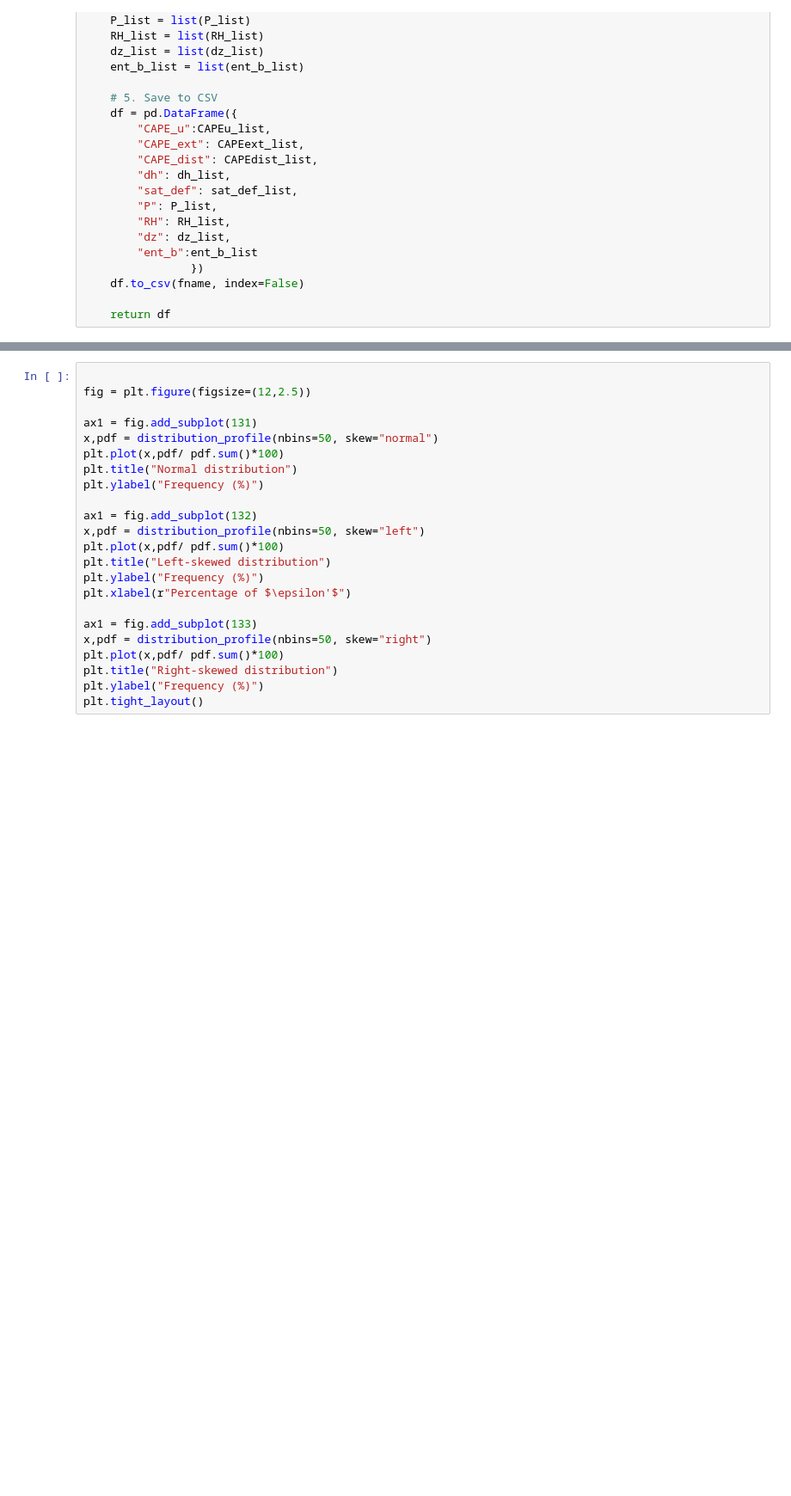
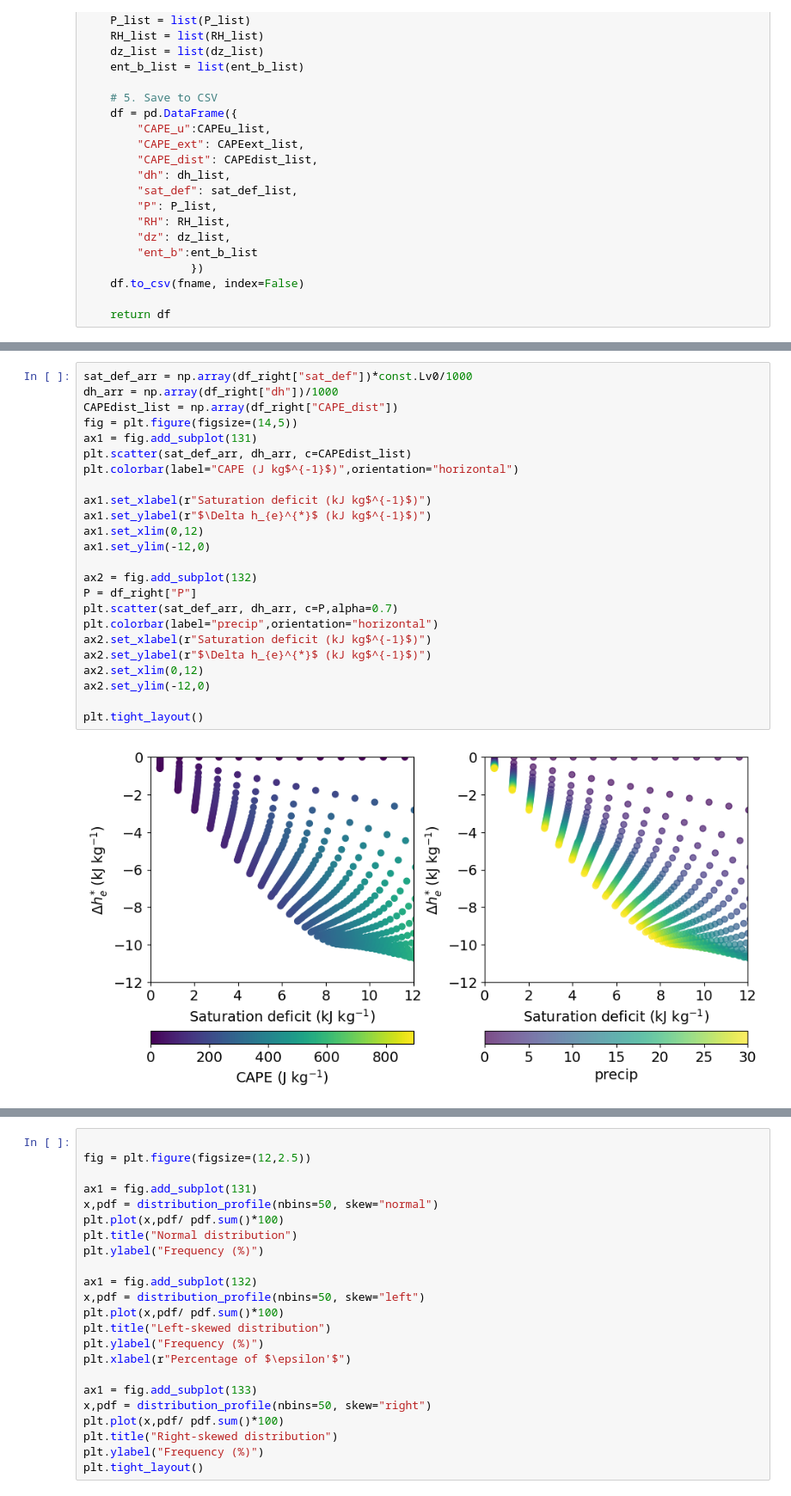
Before and after one commit to dongqi-DQ/plume_models, a Jupyter notebook: distribution_plotting.ipynb, the cells around one changed output, grey strips where cells are left out. Shown at 86% size. Drawn from its saved outputs; the diff is of its cells as text; blank space fills up the shorter version.

```diff
--- a/distribution_plotting.ipynb
+++ b/distribution_plotting.ipynb
@@ -270,0 +274,26 @@ plt.tight_layout()
+# %%
+sat_def_arr = np.array(df_right["sat_def"])*const.Lv0/1000
+dh_arr = np.array(df_right["dh"])/1000
+CAPEdist_list = np.array(df_right["CAPE_dist"])
+fig = plt.figure(figsize=(14,5))
+ax1 = fig.add_subplot(131)
+plt.scatter(sat_def_arr, dh_arr, c=CAPEdist_list)
+plt.colorbar(label="CAPE (J kg$^{-1}$)",orientation="horizontal")
+
+ax1.set_xlabel(r"Saturation deficit (kJ kg$^{-1}$)")
+ax1.set_ylabel(r"$\Delta h_{e}^{*}$ (kJ kg$^{-1}$)")
+ax1.set_xlim(0,12)
+ax1.set_ylim(-12,0)
+
+ax2 = fig.add_subplot(132)
+P = df_right["P"]
+plt.scatter(sat_def_arr, dh_arr, c=P,alpha=0.7)
+plt.colorbar(label="precip",orientation="horizontal")
+ax2.set_xlabel(r"Saturation deficit (kJ kg$^{-1}$)")
+ax2.set_ylabel(r"$\Delta h_{e}^{*}$ (kJ kg$^{-1}$)")
+ax2.set_xlim(0,12)
+ax2.set_ylim(-12,0)
+
+plt.tight_layout()
+# %% [output]
+[figure, added]
```
Also changed, not shown: parts of 8 cells of this notebook, 14 other files.
